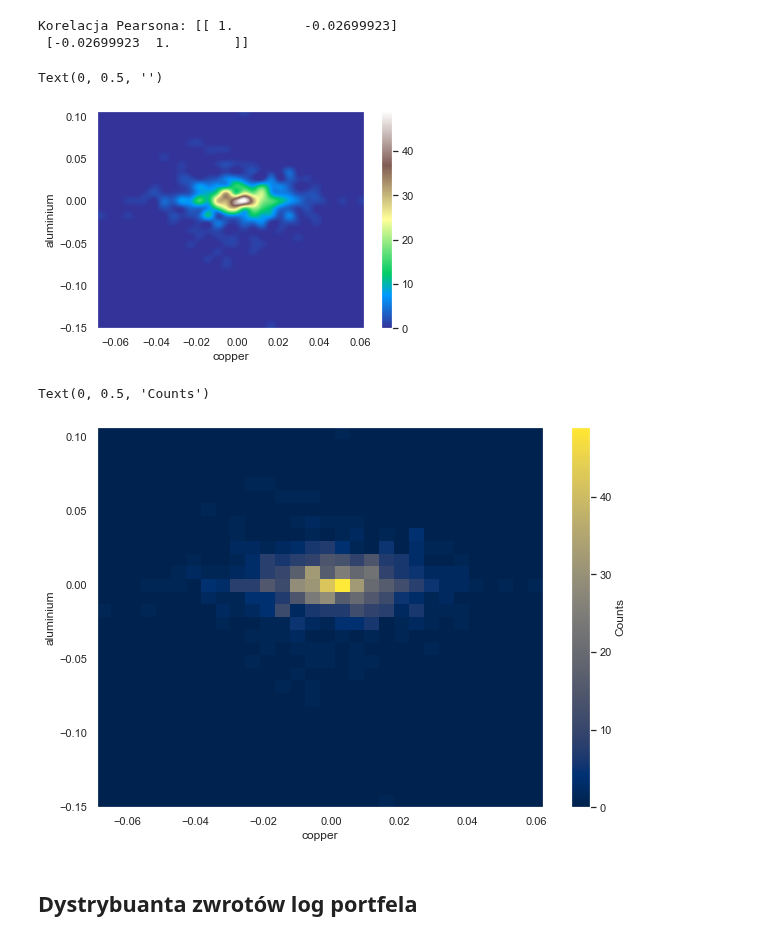
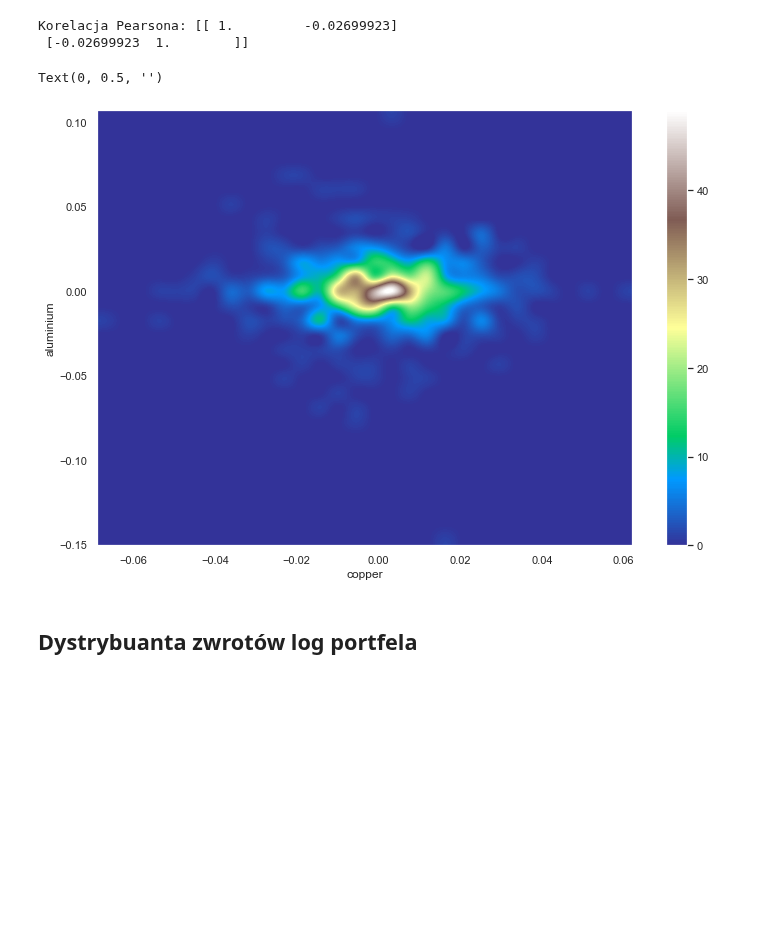
Before and after one commit to Szymex49/NVIDIA_risk_management, a Jupyter notebook: Wiktorowski.ipynb, the cells around one changed output. Drawn from its saved outputs; the diff is of its cells as text; code cells hidden in the pictures; blank space fills up the shorter version.

```diff
--- a/Wiktorowski.ipynb
+++ b/Wiktorowski.ipynb
@@ -341,35 +392,32 @@ print('Korelacja Pearsona: ' + str(corr))
 # %% [output]
 Korelacja Pearsona: [[ 1.         -0.02699923]
  [-0.02699923  1.        ]]
-# %%
-heatmap, xedges, yedges = np.histogram2d(r1, r2, bins = 30)
-
-fig = plt.figure()
-plt.imshow(heatmap.T, interpolation="spline36",
-               cmap = 'terrain',
-              extent = [min(xedges), max(xedges),
-                       min(yedges), max(yedges)],
-          aspect = 'auto',
-          origin = 'lower')
-plt.grid(visible = False)
-plt.xlabel('copper')
-plt.ylabel('aluminium')
-cbar = plt.colorbar()
-cbar.ax.set_ylabel('')
-# %% [output]
-Text(0, 0.5, '')
-[figure, removed]
+# %%
+heatmap, xedges, yedges = np.histogram2d(r1, r2, bins = 30)
+
+fig = plt.figure(figsize = (12, 8))
+plt.imshow(heatmap.T, interpolation="spline36",
+               cmap = 'terrain',
+              extent = [min(xedges), max(xedges),
+                       min(yedges), max(yedges)],
+          aspect = 'auto',
+          origin = 'lower')
+plt.grid(visible = False)
+plt.xlabel('copper')
+plt.ylabel('aluminium')
+cbar = plt.colorbar()
+cbar.ax.set_ylabel('')
+# %% [output]
+Text(0, 0.5, '')
+[figure, added]
 # %%
-fig2 = plt.figure(figsize = (10, 7))
-plt.hist2d(r1, r2, bins = 30,
-           cmap = 'cividis')
-plt.xlabel('copper')
-plt.ylabel('aluminium')
-cbar = plt.colorbar()
-cbar.ax.set_ylabel('Counts')
+# fig2 = plt.figure(figsize = (10, 7))
+# plt.hist2d(r1, r2, bins = 30,
+#            cmap = 'cividis')
+# plt.xlabel('copper')
+# plt.ylabel('aluminium')
+# cbar = plt.colorbar()
+# cbar.ax.set_ylabel('Counts')
-# %% [output]
-Text(0, 0.5, 'Counts')
-[figure, removed]
 # %% [markdown]
 ## Dystrybuanta zwrotów log portfela
 # %%
```
Also changed, not shown: parts of 17 cells of this notebook, 1 other file.
